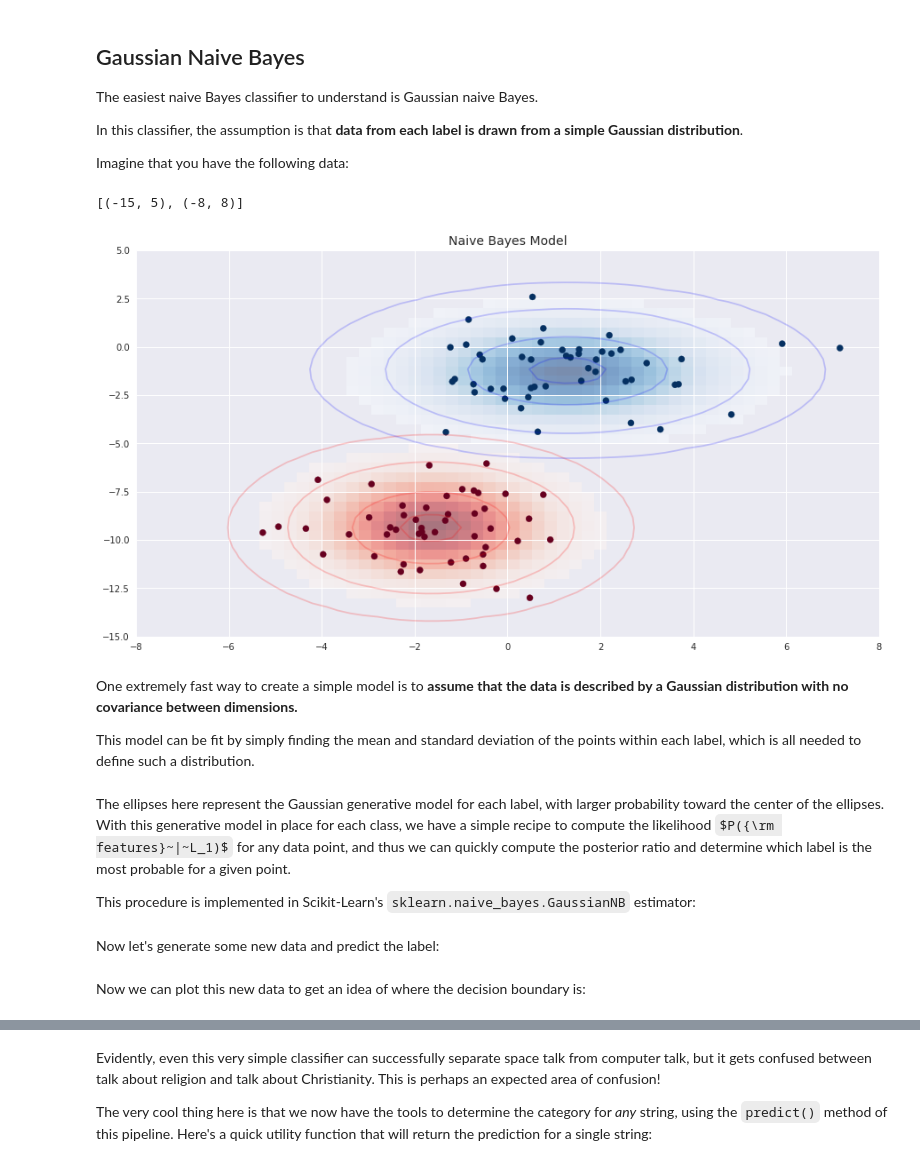
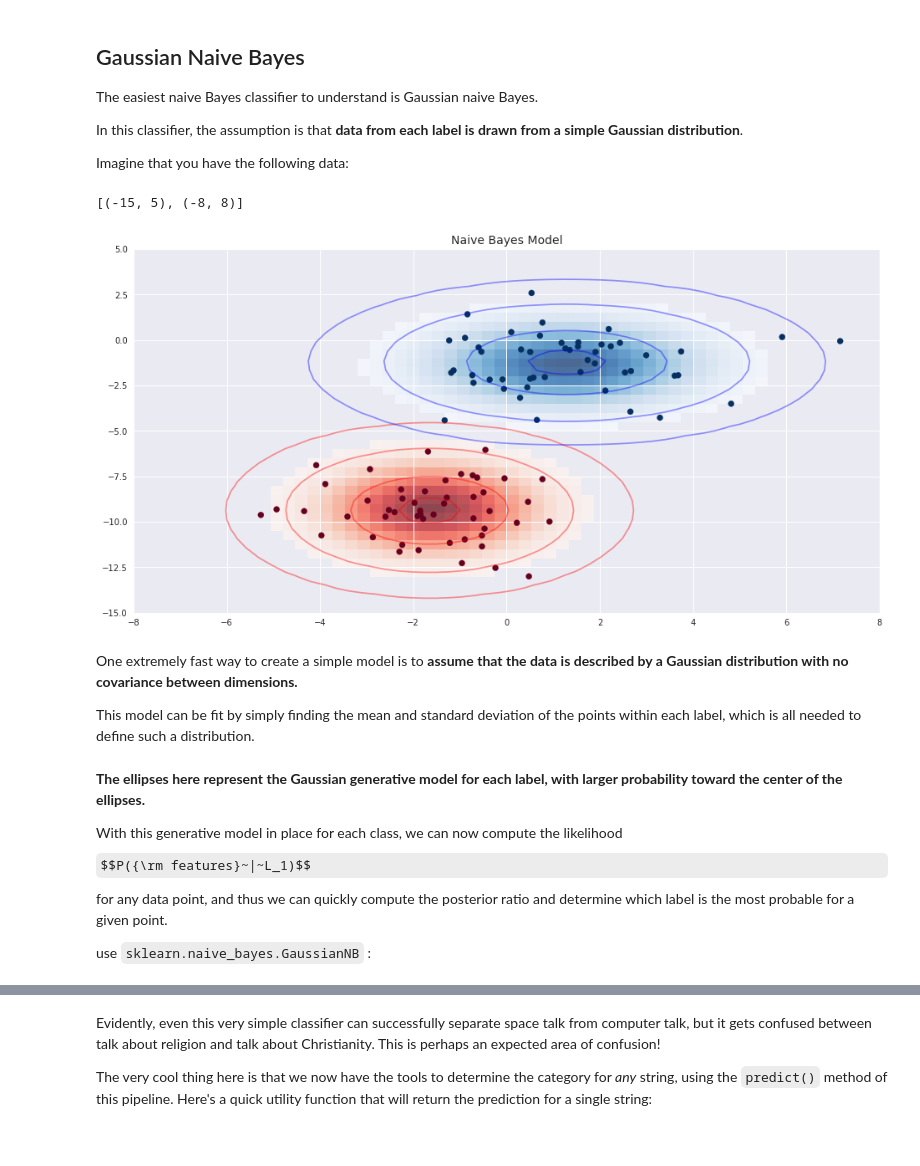
Before and after one commit to karenyyy/data_science, a Jupyter notebook: py_datasci/notebooks/05.05-Naive-Bayes.ipynb, the cells around one changed output, grey strips where cells are left out. Saved outputs shown, nothing was run; the diff lists cells and outputs as text; code cells hidden in the pictures; some formulas as TeX source.

```diff
--- a/py_datasci/notebooks/05.05-Naive-Bayes.ipynb
+++ b/py_datasci/notebooks/05.05-Naive-Bayes.ipynb
@@ -57,48 +57,47 @@ Imagine that you have the following data:
 # %%
 from sklearn.datasets import make_blobs
 X, y = make_blobs(100, 2, centers=2, random_state=2, cluster_std=1.5)
 
-fig, ax = plt.subplots(figsize=(15,8))
+fig, ax = plt.subplots(figsize=(16,8))
 
 ax.scatter(X[:, 0], X[:, 1], c=y, s=50, cmap='RdBu')
 ax.set_title('Naive Bayes Model', size=14)
 
 xlim = (-8, 8)
 ylim = (-15, 5)
 
 xg = np.linspace(xlim[0], xlim[1], 60)
 yg = np.linspace(ylim[0], ylim[1], 40)
 xx, yy = np.meshgrid(xg, yg)
 Xgrid = np.vstack([xx.ravel(), yy.ravel()]).T
 
 for label, color in enumerate(['red', 'blue']):
     mask = (y == label)
     mu, std = X[mask].mean(0), X[mask].std(0)
-    P = np.exp(-0.5 * (Xgrid - mu) ** 2 / std ** 2).prod(1)
-    Pm = np.ma.masked_array(P, P < 0.03)
-    ax.pcolorfast(xg, yg, Pm.reshape(xx.shape), alpha=0.5,
+    P = np.exp(-0.5 * (Xgrid - mu) ** 2 / std ** 2).prod(1) ## gaussian distribution
+    Pm = np.ma.masked_array(P, P < 0.05)
+    ax.pcolorfast(xg, yg, Pm.reshape(xx.shape), alpha=0.7,
                   cmap=color.title() + 's')
     ax.contour(xx, yy, P.reshape(xx.shape),
                levels=[0.01, 0.1, 0.5, 0.9],
-               colors=color, alpha=0.2)
+               colors=color, alpha=0.4)
 
 ax.set(xlim=xlim, ylim=ylim)
 # %% [output]
 [(-15, 5), (-8, 8)]
-[figure, old version]
+[figure, new version]
 # %% [markdown]
 One extremely fast way to create a simple model is to __assume that the data is described by a Gaussian distribution with no covariance between dimensions.__
 
 This model can be fit by simply finding the mean and standard deviation of the points within each label, which is all needed to define such a distribution.
 # %% [markdown]
-The ellipses here represent the Gaussian generative model for each label, with larger probability toward the center of the ellipses.
-With this generative model in place for each class, we have a simple recipe to compute the likelihood $P({\rm features}~|~L_1)$ for any data point, and thus we can quickly compute the posterior ratio and determine which label is the most probable for a given point.
+__The ellipses here represent the Gaussian generative model for each label, with larger probability toward the center of the ellipses.__
 
-This procedure is implemented in Scikit-Learn's ``sklearn.naive_bayes.GaussianNB`` estimator:
+With this generative model in place for each class, we can now compute the likelihood $$P({\rm features}~|~L_1)$$ for any data point, and thus we can quickly compute the posterior ratio and determine which label is the most probable for a given point.
+
+use ``sklearn.naive_bayes.GaussianNB`` :
 # %%
 from sklearn.naive_bayes import GaussianNB
 model = GaussianNB()
 model.fit(X, y);
-# %% [markdown]
-Now let's generate some new data and predict the label:
 # %%
@@ -107,3 +105 @@ Xnew = [-6, -14] + [14, 18] * rng.rand(2000, 2)
 ynew = model.predict(Xnew)
-# %% [markdown]
-Now we can plot this new data to get an idea of where the decision boundary is:
```
Also changed, not shown: parts of 22 cells of this notebook, 3 other files.
